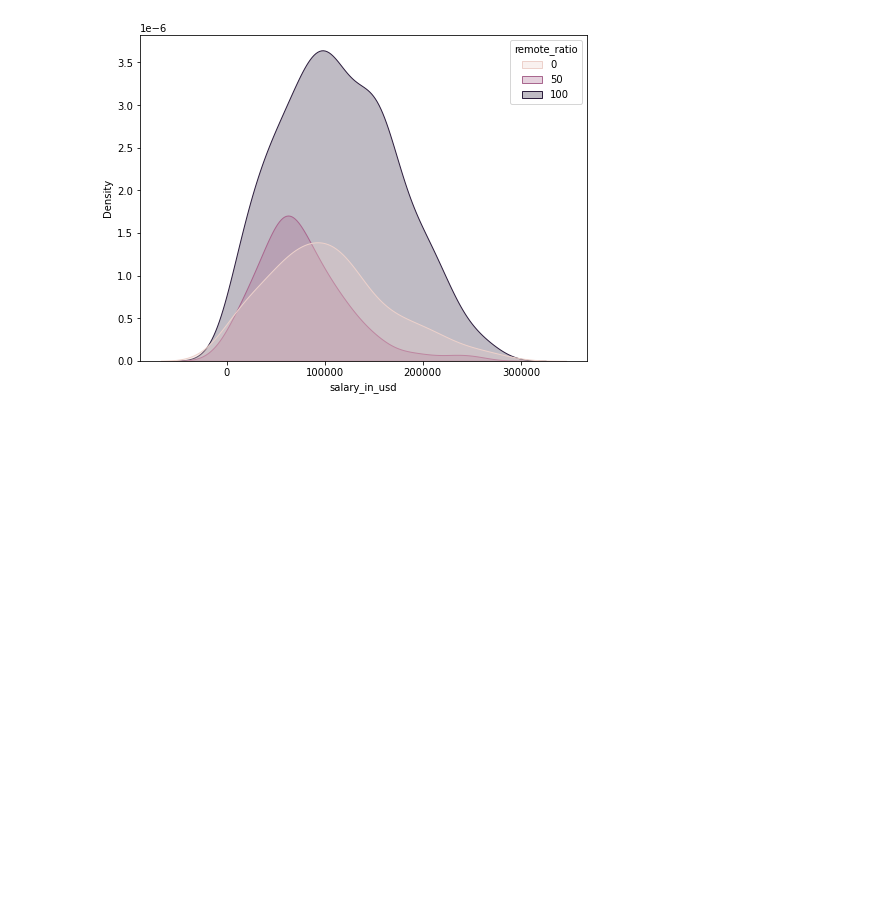
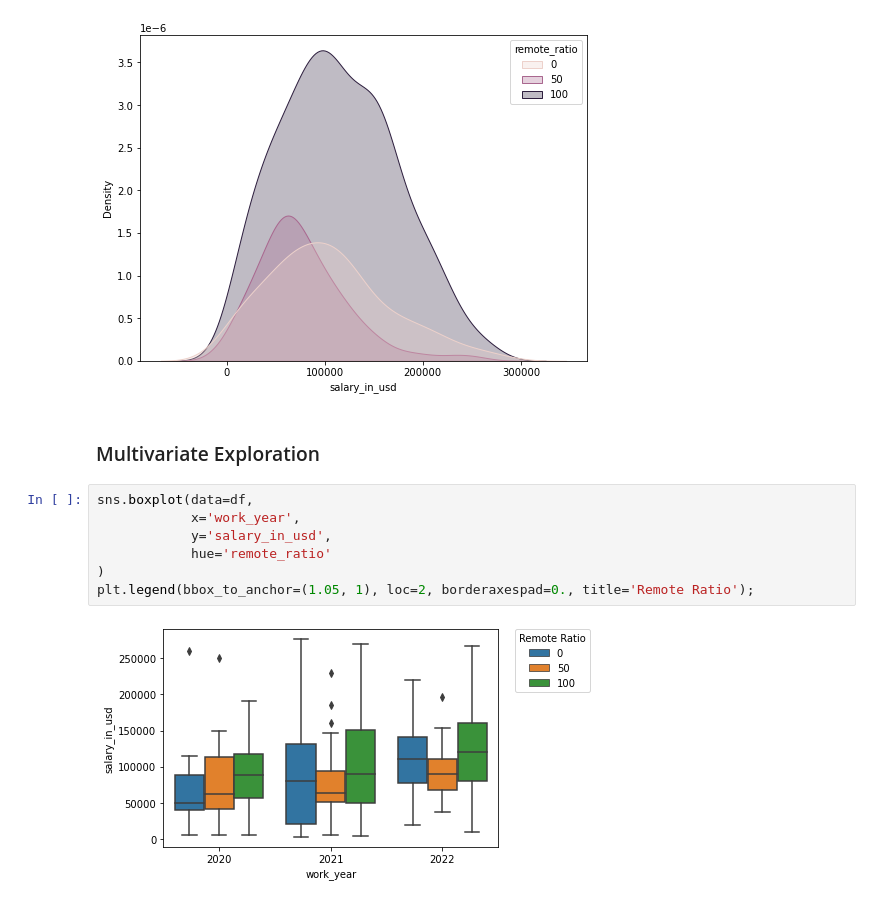
Before and after one commit to Moaaz-Mahmoud/Data-Science-Salaries-Analysis, a Jupyter notebook: notebook.ipynb, the cells around one changed output. Cells and saved outputs as stored; diff of their text form; blank space fills up the shorter version.

Commit message:
performed multivariate EDA

```diff
--- a/notebook.ipynb
+++ b/notebook.ipynb
@@ -349,3 +361,14 @@ sns.kdeplot(data=df,
 # plt.xticks(ticks=np.arange(0, 350000, 50000));
 # %% [output]
 [figure]
+# %% [markdown]
+### Multivariate Exploration
+# %%
+sns.boxplot(data=df,
+            x='work_year',
+            y='salary_in_usd',
+            hue='remote_ratio'
+)
+plt.legend(bbox_to_anchor=(1.05, 1), loc=2, borderaxespad=0., title='Remote Ratio');
+# %% [output]
+[figure, added]
```
Also changed, not shown: parts of 8 cells of this notebook.
